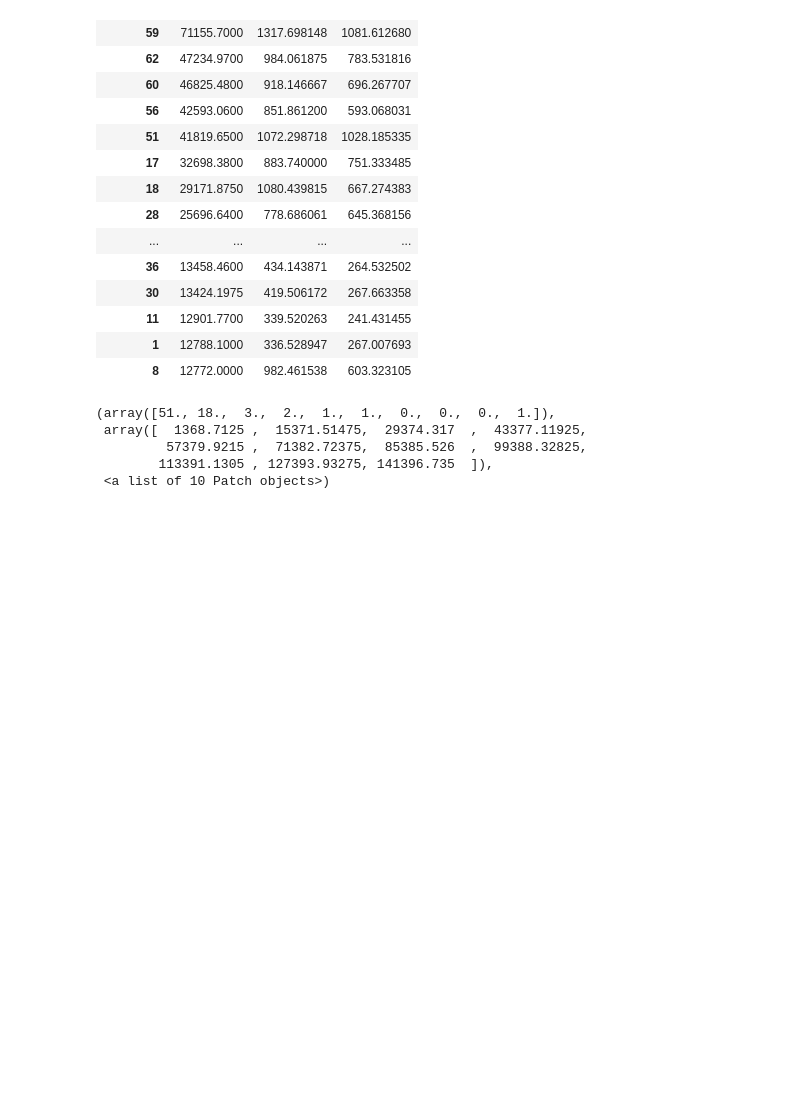
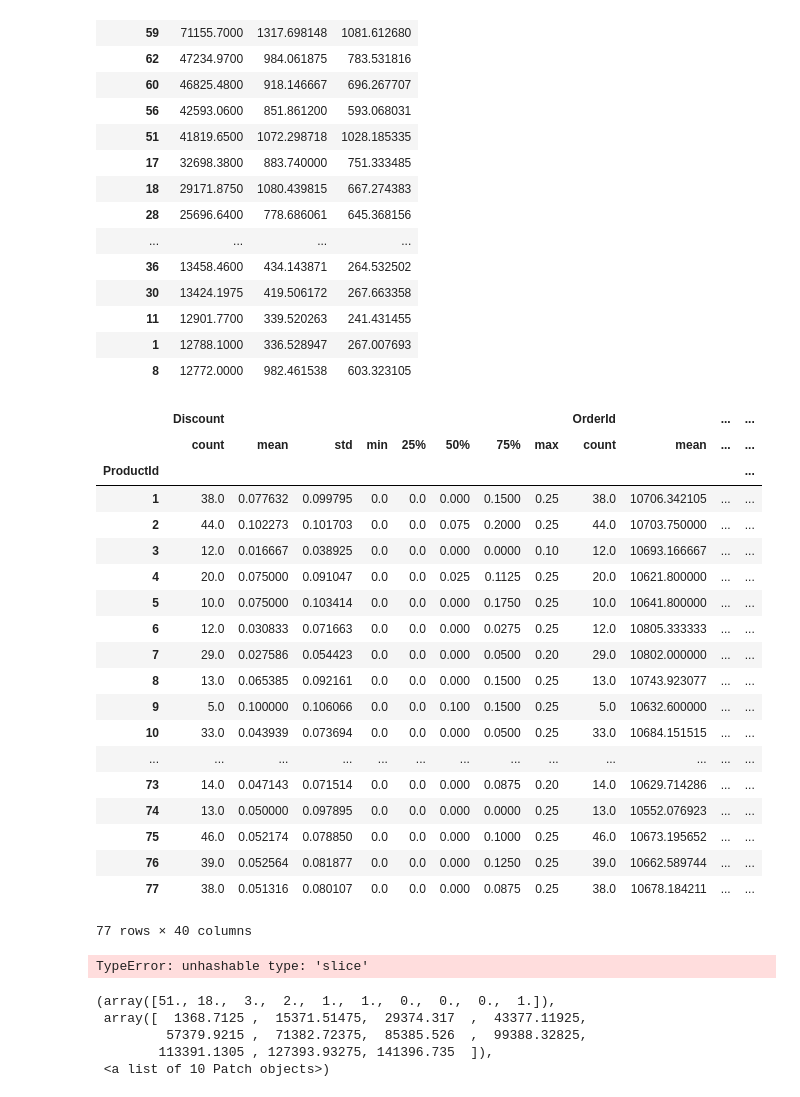
Before and after one commit to giorosati/dsc-2-final-project-online-ds-pt-100118, a Jupyter notebook: module2project.ipynb, the cells around one changed output. Drawn from its saved outputs; the diff is of its cells as text; code cells hidden in the pictures; blank space fills up the shorter version.

```diff
--- a/module2project.ipynb
+++ b/module2project.ipynb
@@ -1373,6 +1388,43 @@ product_volume[product_volume['sum'] >= 12772]
 | 11 | 12901.7700 | 339.520263 | 241.431455 |
 | 1 | 12788.1000 | 336.528947 | 267.007693 |
 | 8 | 12772.0000 | 982.461538 | 603.323105 |
+# %%
+grouped = order_detail.groupby('ProductId')
+grouped.describe()
+# %% [output]
+|  | Discount |  |  |  |  |  |  |  | OrderId |  | ... | ... |
+|  | count | mean | std | min | 25% | 50% | 75% | max | count | mean | ... | ... |
+| ProductId |  |  |  |  |  |  |  |  |  |  |  | ... |
+| 1 | 38.0 | 0.077632 | 0.099795 | 0.0 | 0.0 | 0.000 | 0.1500 | 0.25 | 38.0 | 10706.342105 | ... | ... |
+| 2 | 44.0 | 0.102273 | 0.101703 | 0.0 | 0.0 | 0.075 | 0.2000 | 0.25 | 44.0 | 10703.750000 | ... | ... |
+| 3 | 12.0 | 0.016667 | 0.038925 | 0.0 | 0.0 | 0.000 | 0.0000 | 0.10 | 12.0 | 10693.166667 | ... | ... |
+| 4 | 20.0 | 0.075000 | 0.091047 | 0.0 | 0.0 | 0.025 | 0.1125 | 0.25 | 20.0 | 10621.800000 | ... | ... |
+| 5 | 10.0 | 0.075000 | 0.103414 | 0.0 | 0.0 | 0.000 | 0.1750 | 0.25 | 10.0 | 10641.800000 | ... | ... |
+| 6 | 12.0 | 0.030833 | 0.071663 | 0.0 | 0.0 | 0.000 | 0.0275 | 0.25 | 12.0 | 10805.333333 | ... | ... |
+| 7 | 29.0 | 0.027586 | 0.054423 | 0.0 | 0.0 | 0.000 | 0.0500 | 0.20 | 29.0 | 10802.000000 | ... | ... |
+| 8 | 13.0 | 0.065385 | 0.092161 | 0.0 | 0.0 | 0.000 | 0.1500 | 0.25 | 13.0 | 10743.923077 | ... | ... |
+| 9 | 5.0 | 0.100000 | 0.106066 | 0.0 | 0.0 | 0.100 | 0.1500 | 0.25 | 5.0 | 10632.600000 | ... | ... |
+| 10 | 33.0 | 0.043939 | 0.073694 | 0.0 | 0.0 | 0.000 | 0.0500 | 0.25 | 33.0 | 10684.151515 | ... | ... |
+| ... | ... | ... | ... | ... | ... | ... | ... | ... | ... | ... | ... | ... |
+| 73 | 14.0 | 0.047143 | 0.071514 | 0.0 | 0.0 | 0.000 | 0.0875 | 0.20 | 14.0 | 10629.714286 | ... | ... |
+| 74 | 13.0 | 0.050000 | 0.097895 | 0.0 | 0.0 | 0.000 | 0.0000 | 0.25 | 13.0 | 10552.076923 | ... | ... |
+| 75 | 46.0 | 0.052174 | 0.078850 | 0.0 | 0.0 | 0.000 | 0.1000 | 0.25 | 46.0 | 10673.195652 | ... | ... |
+| 76 | 39.0 | 0.052564 | 0.081877 | 0.0 | 0.0 | 0.000 | 0.1250 | 0.25 | 39.0 | 10662.589744 | ... | ... |
+| 77 | 38.0 | 0.051316 | 0.080107 | 0.0 | 0.0 | 0.000 | 0.0875 | 0.25 | 38.0 | 10678.184211 | ... | ... |
+77 rows × 40 columns
+# %%
+
+
+
+
+top_36_products = pd.DataFrame(grouped[:35])
+
+product_volume = pd.DataFrame(grouped['line_total'].agg([np.sum, np.mean, np.std]))
+
+
+top_36_products
+# %% [output]
+TypeError: unhashable type: 'slice'
 # %%
 plt.hist(product_volume['sum'])
 # %% [output]
```
Also changed, not shown: parts of 14 cells of this notebook.
